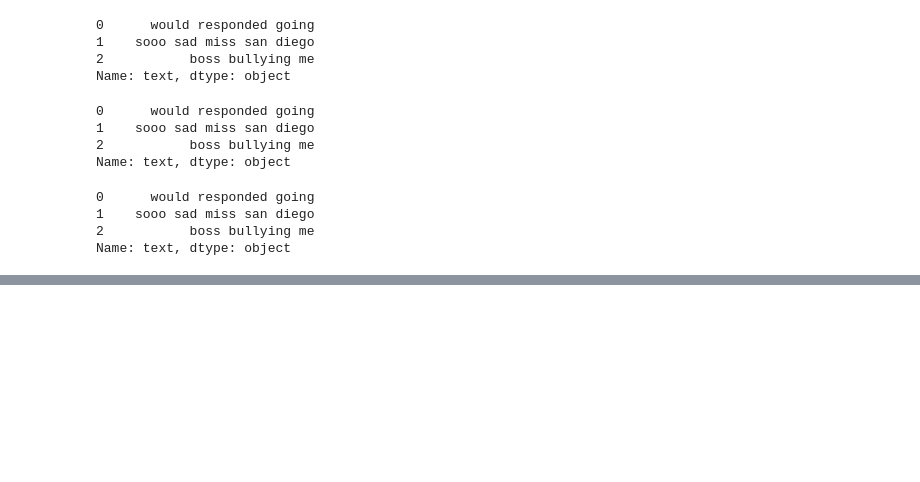
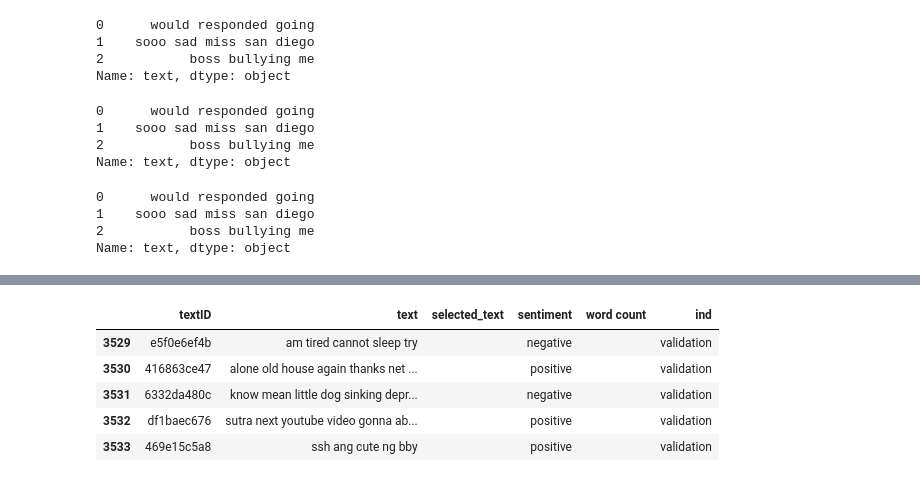
Before and after one commit to dilruu89/Kaggle, a Jupyter notebook: nlp-02-tweet-sentiment-extraction.ipynb, the cells around one changed output, grey strips where cells are left out. Saved outputs shown, nothing was run; the diff lists cells and outputs as text; code cells hidden in the pictures; blank space fills up the shorter version.

Commit message:
Kaggle Notebook | NLP_02:Tweet Sentiment Extraction | Version 4

```diff
--- a/nlp-02-tweet-sentiment-extraction.ipynb
+++ b/nlp-02-tweet-sentiment-extraction.ipynb
@@ -420,0 +446,9 @@ Text(0.5, 0, 'Word Rank')
+# %%
+train_data.tail()
+# %% [output]
+|  | textID | text | selected_text | sentiment | word count | ind |
+| 3529 | e5f0e6ef4b | am tired cannot sleep try |  | negative |  | validation |
+| 3530 | 416863ce47 | alone old house again thanks net ... |  | positive |  | validation |
+| 3531 | 6332da480c | know mean little dog sinking depr... |  | negative |  | validation |
+| 3532 | df1baec676 | sutra next youtube video gonna ab... |  | positive |  | validation |
+| 3533 | 469e15c5a8 | ssh ang cute ng bby |  | positive |  | validation |
```
Also changed, not shown: parts of 32 cells of this notebook.
